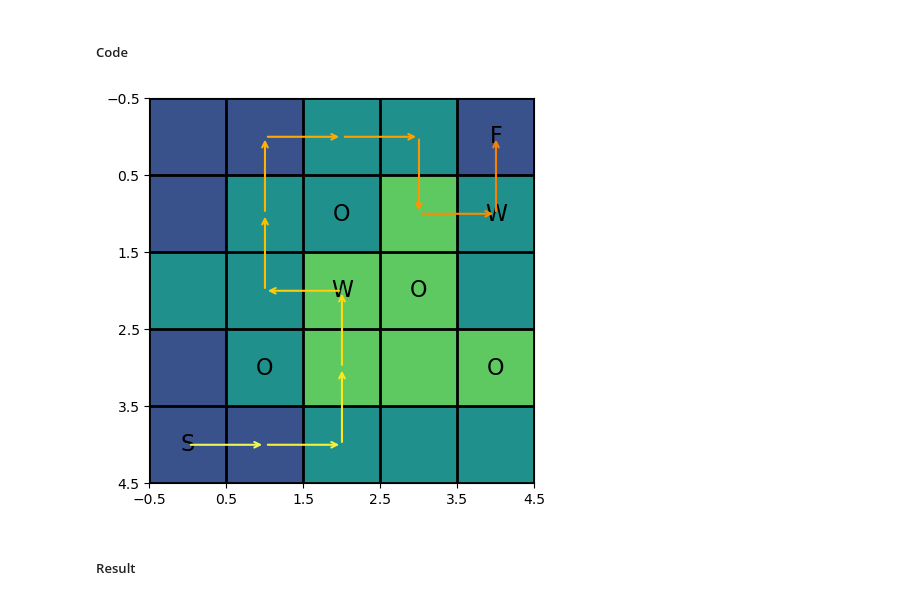
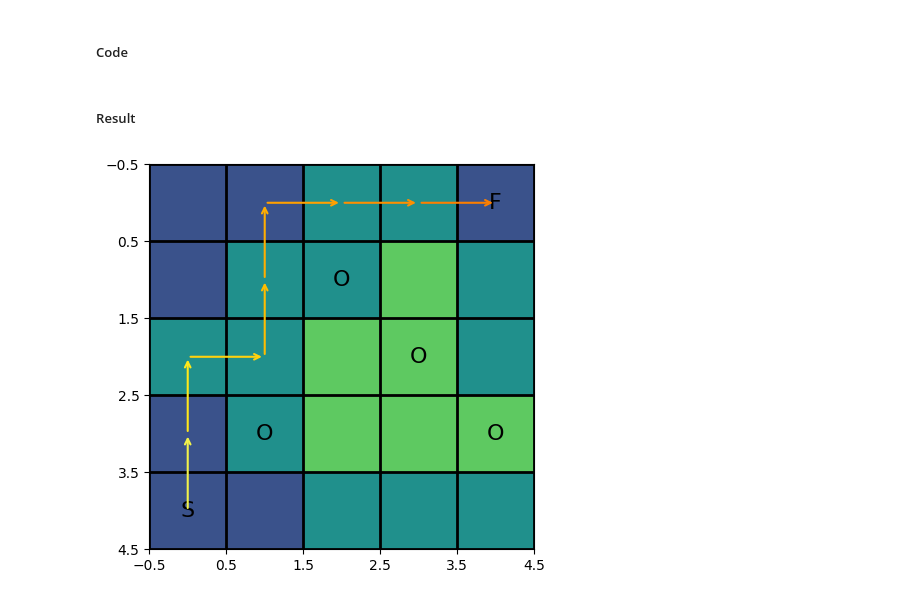
Before and after one commit to josef5838/Path_Planning, a Jupyter notebook: Q-Learning.ipynb, the cells around one changed output. Saved outputs shown, nothing was run; the diff lists cells and outputs as text; code cells hidden in the pictures.

```diff
--- a/Q-Learning.ipynb
+++ b/Q-Learning.ipynb
@@ -274,27 +274,24 @@ visualize_grid(agent, env)
 # %% [markdown]
 ##### Code
 # %%
-class GridWorldWithWaypointsElevation:
+class GridWorldWithElevation:
     def __init__(self, size=5):
         self.size = size
         self.start = (4, 0)
         self.goal = (0, 4)
         self.obstacles = [(1, 2), (2, 3), (3, 4), (3, 1)]
-        self.waypoints = [(2, 2), (1, 4)]
         self.state = self.start
         self.end_states = [self.goal]
-        self.waypoint_order = []  # Keep track of visited waypoints
-        self.elevation = [
+        self.elevation = np.array([
             [1, 1, 2, 2, 1],
             [1, 2, 2, 3, 2],
             [2, 2, 3, 3, 2],
             [1, 2, 3, 3, 3],
             [1, 1, 2, 2, 2]
-        ]
+        ])
 
     def reset(self):
         self.state = self.start
-        self.waypoint_order = []  # Reset the visited waypoints
         return self.state
 
     def step(self, action):
@@ -320,43 +317,30 @@ class GridWorldWithWaypointsElevation:
         # Update the state
         prev_state = self.state
         self.state = next_state
-
-        # Check for waypoints and goal state
-        reward, done = self.evaluate_rewards_and_done(prev_state, self.state)
-        return self.state, reward, done
-
-    def evaluate_rewards_and_done(self, previous, current):
-        reward = -1 - (self.elevation[current] - self.elevation[previous] if self.elevation[current] > self.elevation[previous] else 0)  # Default cost
+        reward = -1 - (self.elevation[self.state] - self.elevation[prev_state]
+                       if self.elevation[self.state] > self.elevation[prev_state]
+                       else 0)  # cost based on elevation change and small penalty for each step
         done = False
-
-        # Check if a waypoint is reached and it hasn't been visited yet
-        if self.state in self.waypoints and self.state not in self.waypoint_order:
-            self.waypoint_order.append(self.state)
-            reward = 20  # Reward for visiting a waypoint
 
         # Check if the goal is reached
         if self.state == self.goal:
-            if set(self.waypoint_order) == set(self.waypoints):
-                reward = 100  # Big reward for visiting all waypoints and then reaching the goal
-                done = True  # End the episode
-            else:
-                reward = -100  # Penalty for reaching the goal without visiting all waypoints
-                done = True  # Still end the episode, but with a penalty
+            reward = 100  # Big reward for visiting all waypoints and then reaching the goal
+            done = True  # End the episode
 
-        return reward, done
+        return self.state, reward, done
 
 
 
     def get_actions(self):
         return [0, 1, 2, 3]
-# %%
-e_env = GridWorldWithWaypointsElevation()
-e_agent = QLearningAgent(env)
-
-e_agent.train(episodes=1000)
-
-visualize_grid(e_agent, e_env)
-# %% [output]
-[figure, removed]
 # %% [markdown]
 ##### Result
+# %%
+e_env = GridWorldWithElevation()
+e_agent = QLearningAgent(e_env)
+
+e_agent.train(episodes=1000)
+
+visualize_grid(e_agent, e_env)
+# %% [output]
+[figure, added]
```
Also changed, not shown: parts of 9 cells of this notebook, 4 other files.
